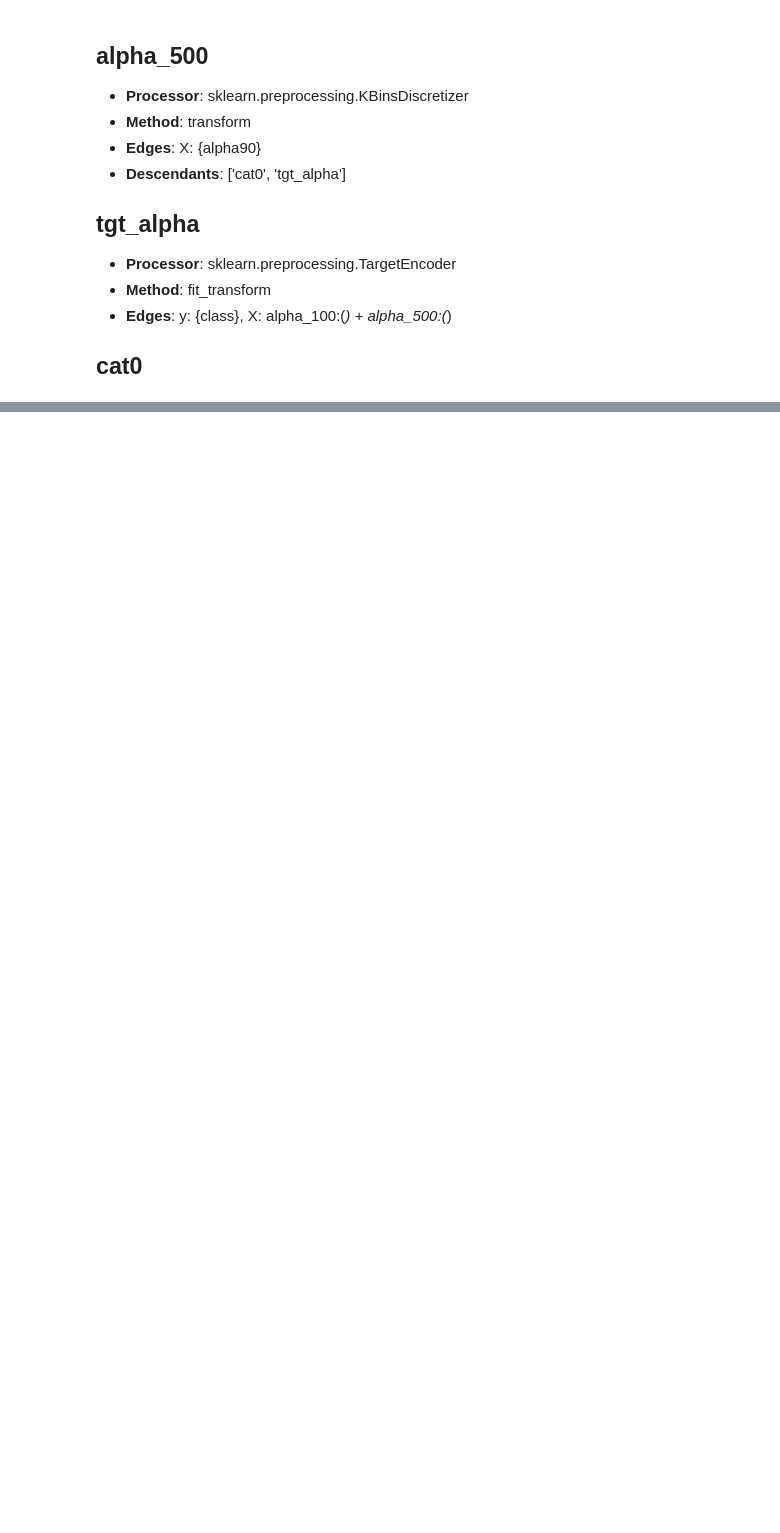
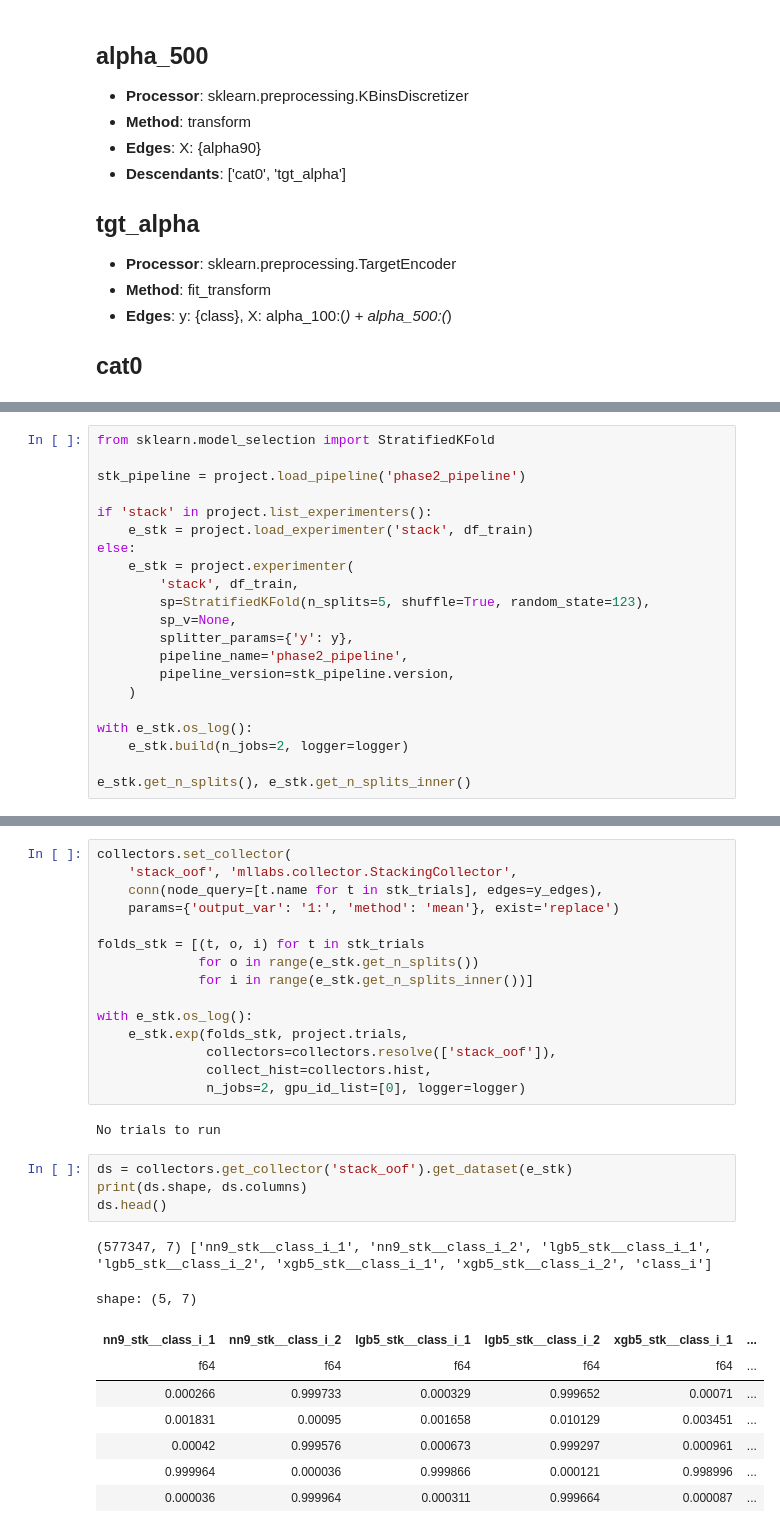
Before and after one commit to sunkusun9/ml-lab, a Jupyter notebook: examples/kaggle_s6e6/2. Second Phase.ipynb, the cells around one changed output, grey strips where cells are left out. Drawn from its saved outputs; the diff is of its cells as text; blank space fills up the shorter version.

```diff
--- a/examples/kaggle_s6e6/2. Second Phase.ipynb
+++ b/examples/kaggle_s6e6/2. Second Phase.ipynb
@@ -811,0 +955,21 @@ pd.DataFrame(project.trials.get_hist(experimenter=e.name))[
+# %%
+from sklearn.model_selection import StratifiedKFold
+
+stk_pipeline = project.load_pipeline('phase2_pipeline')
+
+if 'stack' in project.list_experimenters():
+    e_stk = project.load_experimenter('stack', df_train)
+else:
+    e_stk = project.experimenter(
+        'stack', df_train,
+        sp=StratifiedKFold(n_splits=5, shuffle=True, random_state=123),
+        sp_v=None,
+        splitter_params={'y': y},
+        pipeline_name='phase2_pipeline',
+        pipeline_version=stk_pipeline.version,
+    )
+
+with e_stk.os_log():
+    e_stk.build(n_jobs=2, logger=logger)
+
+e_stk.get_n_splits(), e_stk.get_n_splits_inner()
@@ -811,0 +999,31 @@ pd.DataFrame(project.trials.get_hist(experimenter=e.name))[
+# %%
+collectors.set_collector(
+    'stack_oof', 'mllabs.collector.StackingCollector',
+    conn(node_query=[t.name for t in stk_trials], edges=y_edges),
+    params={'output_var': '1:', 'method': 'mean'}, exist='replace')
+
+folds_stk = [(t, o, i) for t in stk_trials
+             for o in range(e_stk.get_n_splits())
+             for i in range(e_stk.get_n_splits_inner())]
+
+with e_stk.os_log():
+    e_stk.exp(folds_stk, project.trials,
+              collectors=collectors.resolve(['stack_oof']),
+              collect_hist=collectors.hist,
+              n_jobs=2, gpu_id_list=[0], logger=logger)
+# %% [output]
+No trials to run
+# %%
+ds = collectors.get_collector('stack_oof').get_dataset(e_stk)
+print(ds.shape, ds.columns)
+ds.head()
+# %% [output]
+(577347, 7) ['nn9_stk__class_i_1', 'nn9_stk__class_i_2', 'lgb5_stk__class_i_1', 'lgb5_stk__class_i_2', 'xgb5_stk__class_i_1', 'xgb5_stk__class_i_2', 'class_i']
+shape: (5, 7)
+| nn9_stk__class_i_1 | nn9_stk__class_i_2 | lgb5_stk__class_i_1 | lgb5_stk__class_i_2 | xgb5_stk__class_i_1 | ... |
+| f64 | f64 | f64 | f64 | f64 | ... |
+| 0.000266 | 0.999733 | 0.000329 | 0.999652 | 0.00071 | ... |
+| 0.001831 | 0.00095 | 0.001658 | 0.010129 | 0.003451 | ... |
+| 0.00042 | 0.999576 | 0.000673 | 0.999297 | 0.000961 | ... |
+| 0.999964 | 0.000036 | 0.999866 | 0.000121 | 0.998996 | ... |
+| 0.000036 | 0.999964 | 0.000311 | 0.999664 | 0.000087 | ... |
```
Also changed, not shown: parts of 29 cells of this notebook.
